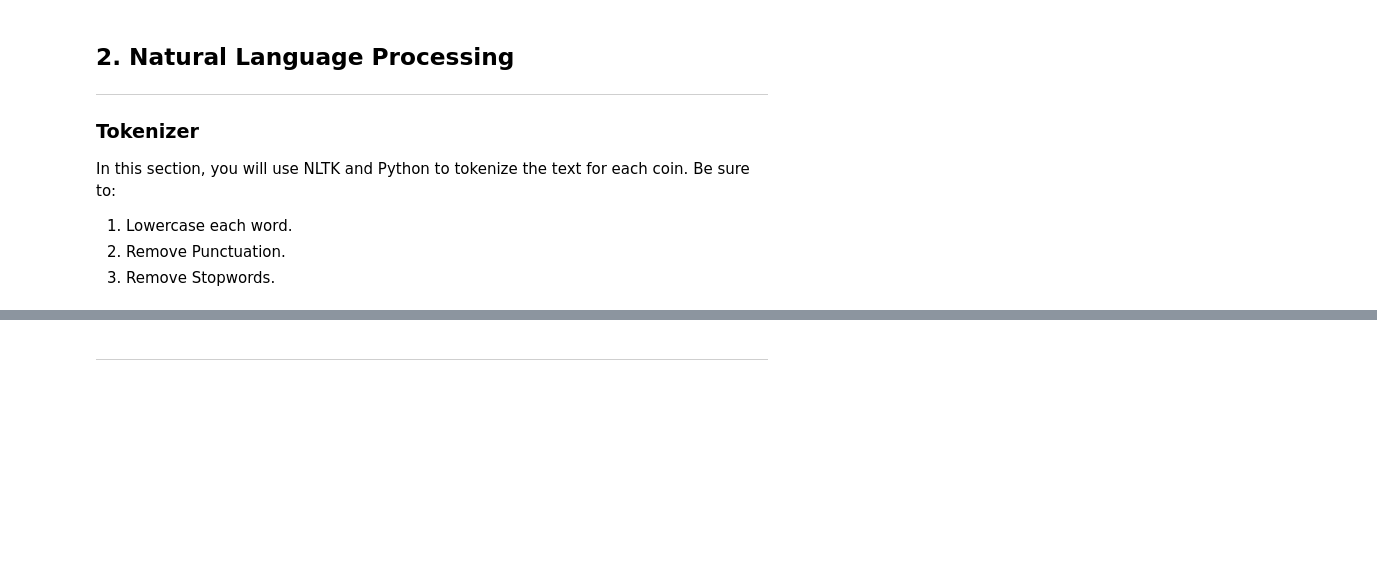
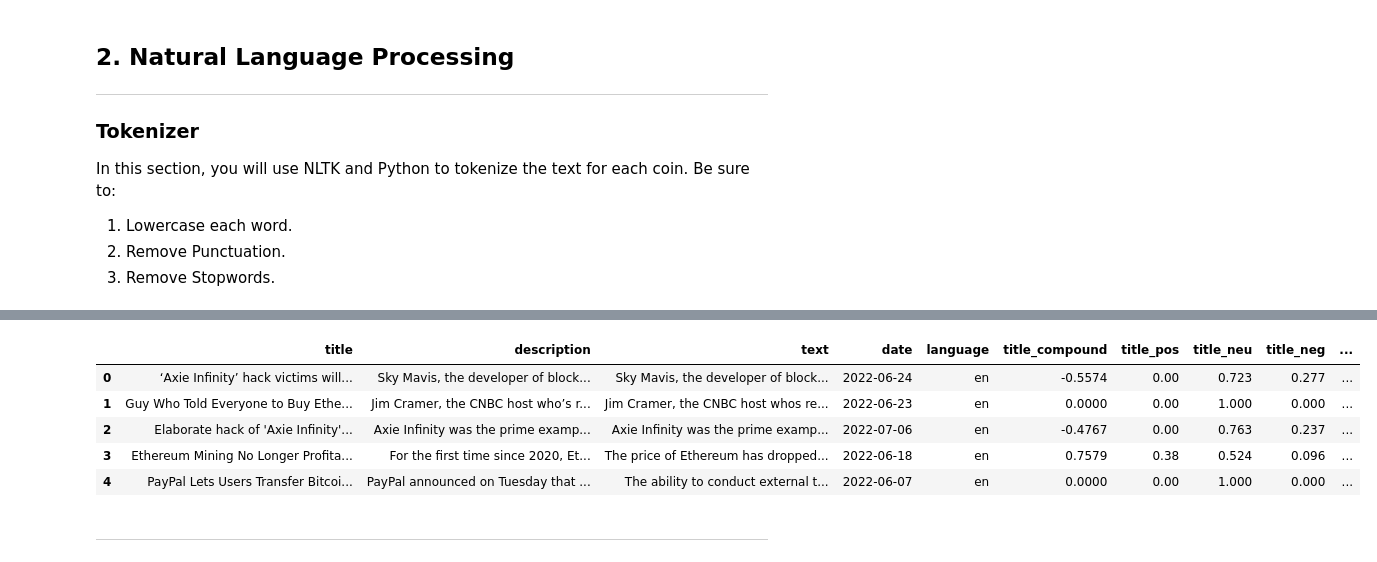
Before and after one commit to tune9/nlp-homework, a Jupyter notebook: Instructions/Starter_Code/crypto_sentiment.ipynb, the cells around one changed output, grey strips where cells are left out. Cells and saved outputs as stored; diff of their text form; code cells hidden in the pictures; blank space fills up the shorter version.

```diff
--- a/Instructions/Starter_Code/crypto_sentiment.ipynb
+++ b/Instructions/Starter_Code/crypto_sentiment.ipynb
@@ -244,6 +272,14 @@ bitcoin_df["tokenized"] =
 # %%
 # Create a new tokens column for Ethereum
-# YOUR CODE HERE!
+ethereum_df["tokenized"] = [tokenizer(line) for line in ethereum_df["text"]]
+ethereum_df.head()
+# %% [output]
+|  | title | description | text | date | language | title_compound | title_pos | title_neu | title_neg | ... |
+| 0 | ‘Axie Infinity’ hack victims will... | Sky Mavis, the developer of block... | Sky Mavis, the developer of block... | 2022-06-24 | en | -0.5574 | 0.00 | 0.723 | 0.277 | ... |
+| 1 | Guy Who Told Everyone to Buy Ethe... | Jim Cramer, the CNBC host who’s r... | Jim Cramer, the CNBC host whos re... | 2022-06-23 | en | 0.0000 | 0.00 | 1.000 | 0.000 | ... |
+| 2 | Elaborate hack of 'Axie Infinity'... | Axie Infinity was the prime examp... | Axie Infinity was the prime examp... | 2022-07-06 | en | -0.4767 | 0.00 | 0.763 | 0.237 | ... |
+| 3 | Ethereum Mining No Longer Profita... | For the first time since 2020, Et... | The price of Ethereum has dropped... | 2022-06-18 | en | 0.7579 | 0.38 | 0.524 | 0.096 | ... |
+| 4 | PayPal Lets Users Transfer Bitcoi... | PayPal announced on Tuesday that ... | The ability to conduct external t... | 2022-06-07 | en | 0.0000 | 0.00 | 1.000 | 0.000 | ... |
 # %% [markdown]
 ---
 # %% [markdown]
```
Also changed, not shown: parts of 21 cells of this notebook, 3 other files.
